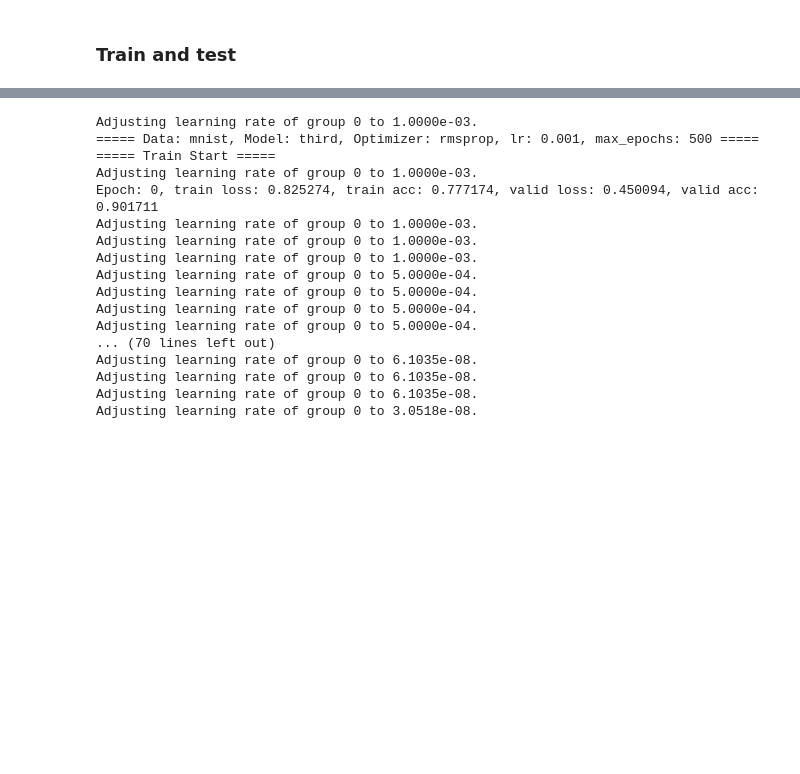
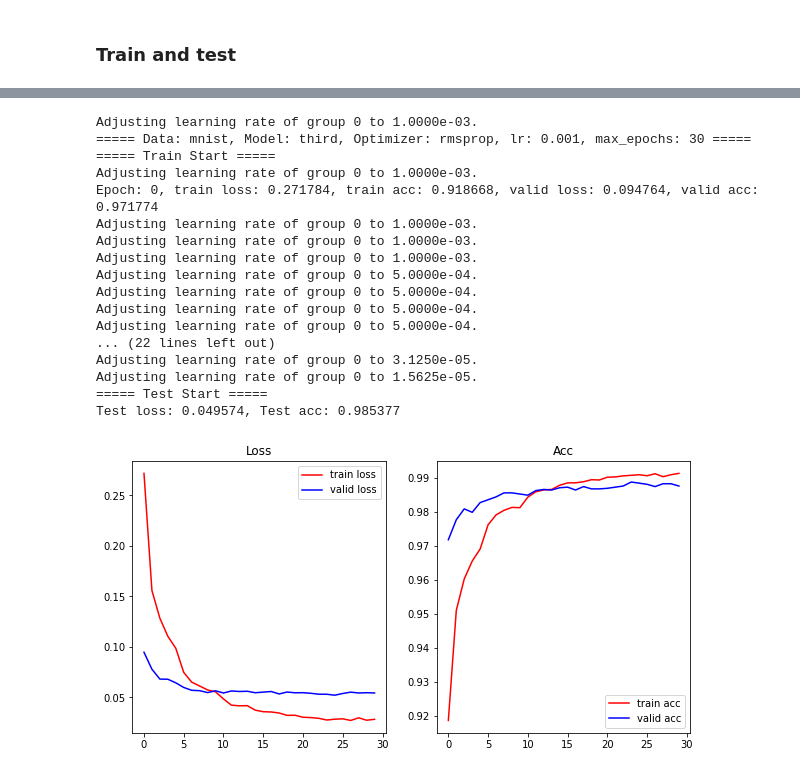
Before and after one commit to eunjinrun/AI, a Jupyter notebook: SOCAR_BootCamp/Assignment/Assignment_2_MLP_Classification.ipynb, the cells around one changed output, grey strips where cells are left out. Drawn from its saved outputs; the diff is of its cells as text; code cells hidden in the pictures; blank space fills up the shorter version.

```diff
--- a/SOCAR_BootCamp/Assignment/Assignment_2_MLP_Classification.ipynb
+++ b/SOCAR_BootCamp/Assignment/Assignment_2_MLP_Classification.ipynb
@@ -492,34 +515,35 @@ Test loss: 1.767212, Test acc: 0.613181
 # %%
 # MNIST dataset에 대해 여러분이 찾은 최적의 조건으로 학습을 한 번 더 진행해 주세요.
 d = "mnist"
 m = "third"
 opt = "rmsprop"
 lr = 0.001
-max_epochs = 500
+max_epochs = 30
 
 model = get_model(model_name = m)
 trainer = Trainer(model=model, opt=opt, lr=lr, has_scheduler=True)
 print(f"===== Data: {d}, Model: {m}, Optimizer: {opt}, lr: {lr}, max_epochs: {max_epochs} =====")
 trainer.train(data_name=d, train_loader=datas[d][0], valid_loader=datas[d][1], max_epochs=max_epochs)
 trainer.test(test_loader=datas[d][2])
 # %% [output]
 Adjusting learning rate of group 0 to 1.0000e-03.
-===== Data: mnist, Model: third, Optimizer: rmsprop, lr: 0.001, max_epochs: 500 =====
+===== Data: mnist, Model: third, Optimizer: rmsprop, lr: 0.001, max_epochs: 30 =====
 ===== Train Start =====
 Adjusting learning rate of group 0 to 1.0000e-03.
-Epoch: 0, train loss: 0.825274, train acc: 0.777174, valid loss: 0.450094, valid acc: 0.901711
+Epoch: 0, train loss: 0.271784, train acc: 0.918668, valid loss: 0.094764, valid acc: 0.971774
 Adjusting learning rate of group 0 to 1.0000e-03.
 Adjusting learning rate of group 0 to 1.0000e-03.
 Adjusting learning rate of group 0 to 1.0000e-03.
 Adjusting learning rate of group 0 to 5.0000e-04.
 Adjusting learning rate of group 0 to 5.0000e-04.
 Adjusting learning rate of group 0 to 5.0000e-04.
 Adjusting learning rate of group 0 to 5.0000e-04.
-... (70 lines left out)
-Adjusting learning rate of group 0 to 6.1035e-08.
-Adjusting learning rate of group 0 to 6.1035e-08.
-Adjusting learning rate of group 0 to 6.1035e-08.
-Adjusting learning rate of group 0 to 3.0518e-08.
+... (22 lines left out)
+Adjusting learning rate of group 0 to 3.1250e-05.
+Adjusting learning rate of group 0 to 1.5625e-05.
+===== Test Start =====
+Test loss: 0.049574, Test acc: 0.985377
+[figure, added]
 # %%
 # FashionMNIST dataset에 대해 여러분이 찾은 최적의 조건으로 학습을 한 번 더 진행해 주세요.
 d = "fmnist"
```
Also changed, not shown: parts of 14 cells of this notebook.
